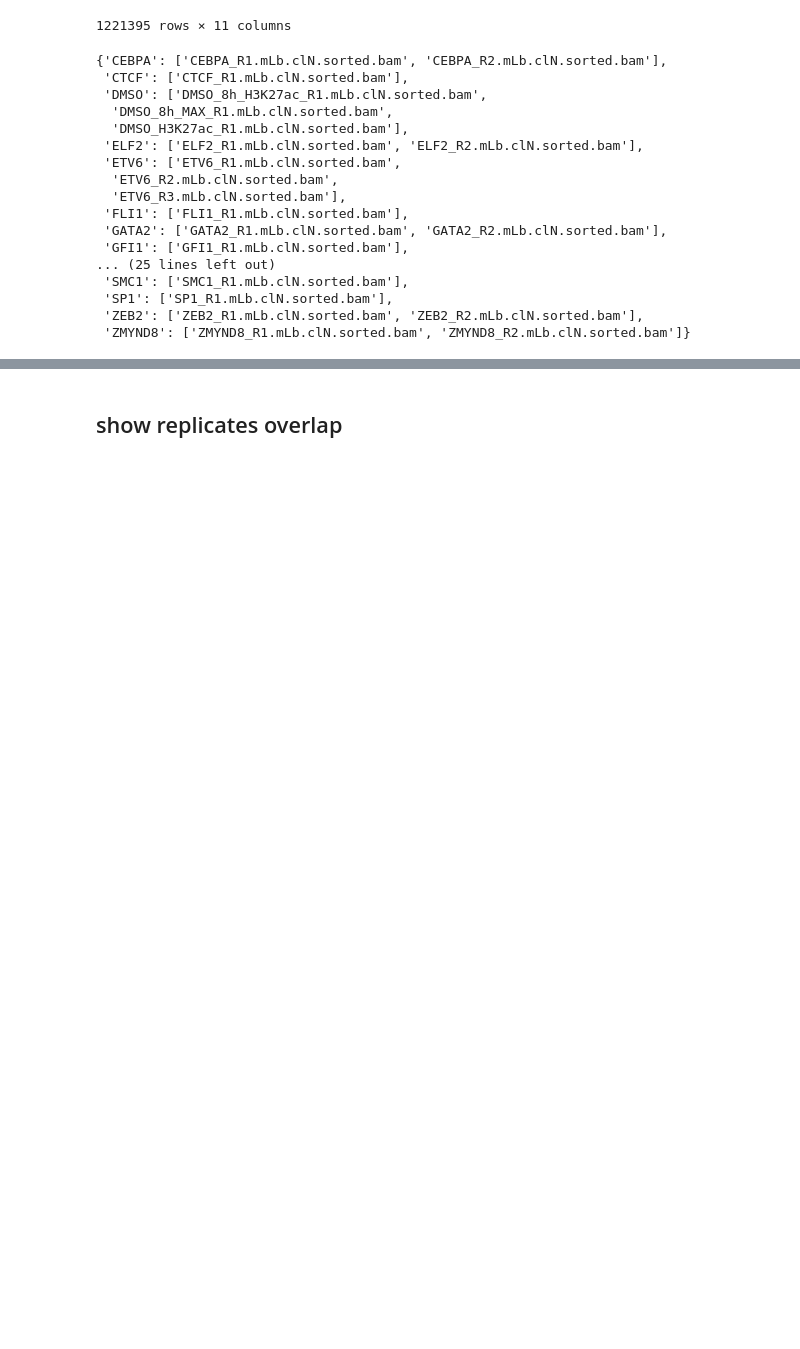
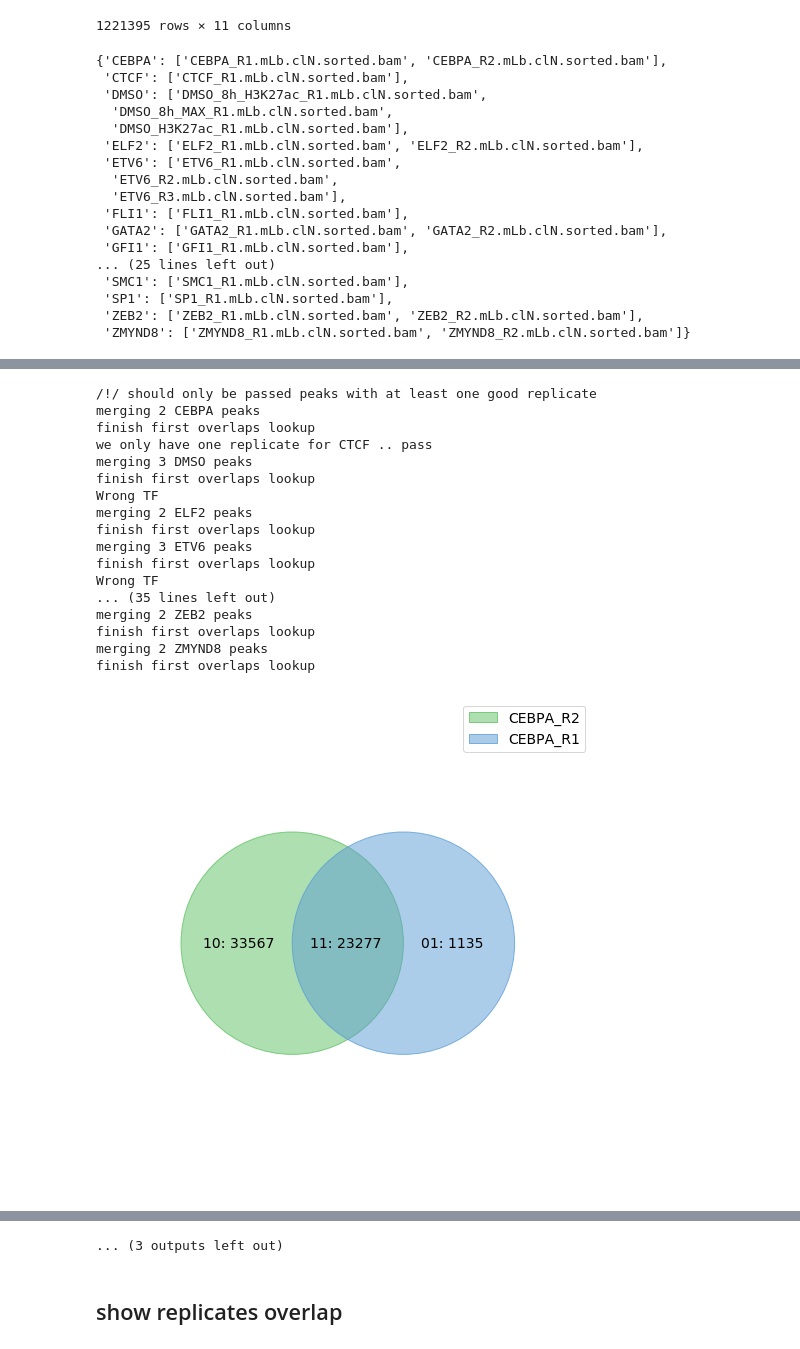
Before and after one commit to monikaperez/AMLproject, a Jupyter notebook: ChIP_analysis_step_2.ipynb, the cells around one changed output, grey strips where cells are left out. Cells and saved outputs as stored; diff of their text form; code cells hidden in the pictures; blank space fills up the shorter version.

```diff
--- a/ChIP_analysis_step_2.ipynb
+++ b/ChIP_analysis_step_2.ipynb
@@ -224,6 +212,7 @@ bad=[
 # %%
 bindings['name']= [i[:-6] for i in bindings['name']]
 bindings['tf'] = [i.split('_')[0] for i in bindings['name']]
+bindings=bindings[~bindings.name.isin(toremove)]
 # %%
 bindings
 # %% [output]
@@ -440,0 +265,25 @@ KeyboardInterrupt:
+# %%
+%matplotlib inline
+mergedpeak, tomergebam, remove = chiphelper.mergeReplicatePeaks(bindings,
+                            replicates,'data/bigwig/',markedasbad=bad,
+                            window=200, mincov=4, doPlot=True, cov={}, use='max',
+                            MINOVERLAP=0.5, SIZECUTOFF=0.7, mergewindow=50)
+# %% [output]
+/!/ should only be passed peaks with at least one good replicate
+merging 2 CEBPA peaks
+finish first overlaps lookup
+we only have one replicate for CTCF .. pass
+merging 3 DMSO peaks
+finish first overlaps lookup
+Wrong TF
+merging 2 ELF2 peaks
+finish first overlaps lookup
+merging 3 ETV6 peaks
+finish first overlaps lookup
+Wrong TF
+... (35 lines left out)
+merging 2 ZEB2 peaks
+finish first overlaps lookup
+merging 2 ZMYND8 peaks
+finish first overlaps lookup
+[figure, added]
@@ -440,0 +300 @@ KeyboardInterrupt:
+... (3 outputs left out)
```
Also changed, not shown: parts of 99 cells of this notebook, 29 other files.
